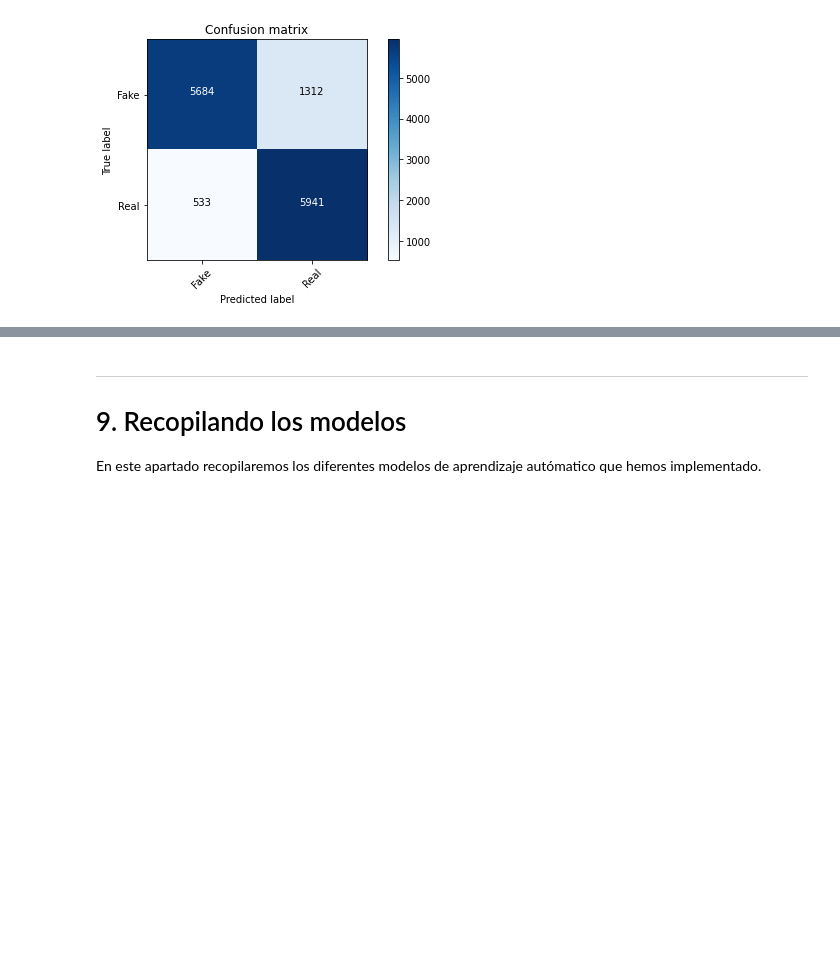
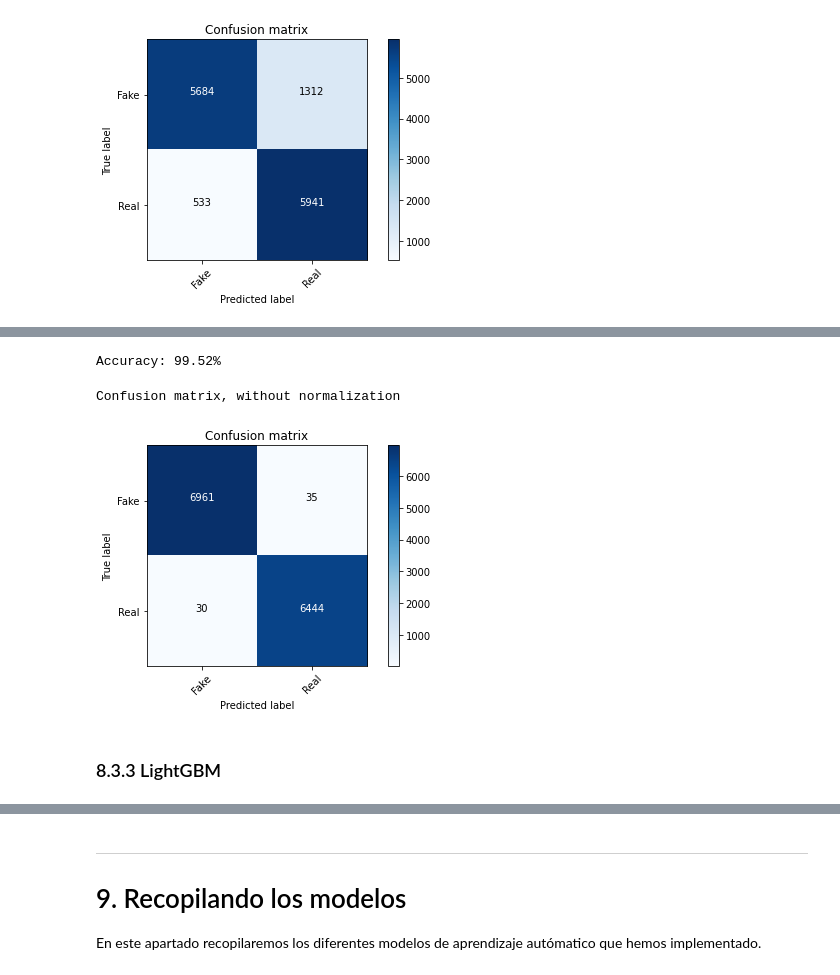
Before and after one commit to SebastianMM-96/fake-news, a Jupyter notebook: fake-news-models/fake_news_classifier.ipynb, the cells around one changed output, grey strips where cells are left out. Drawn from its saved outputs; the diff is of its cells as text; code cells hidden in the pictures; blank space fills up the shorter version.

```diff
--- a/fake-news-models/fake_news_classifier.ipynb
+++ b/fake-news-models/fake_news_classifier.ipynb
@@ -816,0 +865,8 @@ Confusion matrix, without normalization
+# %%
+AdaBoostPipeline = Pipeline([
+                             ('vectorizer', CountVectorizer()),
+                             ('tdfidf', TfidfTransformer()),
+                             ('adaBoost', AdaBoostClassifier())
+])
+# %%
+AdaBoostPipeline.fit(X_train, y_train)
@@ -816,0 +893,2 @@ Confusion matrix, without normalization
+# %%
+AdaBoostPrediction = AdaBoostPipeline.predict(X_test)
@@ -816,0 +906,14 @@ Confusion matrix, without normalization
+# %%
+score = accuracy_score(y_test, AdaBoostPrediction)
+print("Accuracy: {}%".format(round(score*100, 2)))
+# %% [output]
+Accuracy: 99.52%
+# %%
+# Calculo de la matriz de confusion
+cmAB = confusion_matrix(y_test, AdaBoostPrediction)
+plot_confusion_matrix(cmAB, classes=['Fake', 'Real'])
+# %% [output]
+Confusion matrix, without normalization
+[figure, added]
+# %% [markdown]
+### 8.3.3 LightGBM
```
Also changed, not shown: parts of 40 cells of this notebook.
